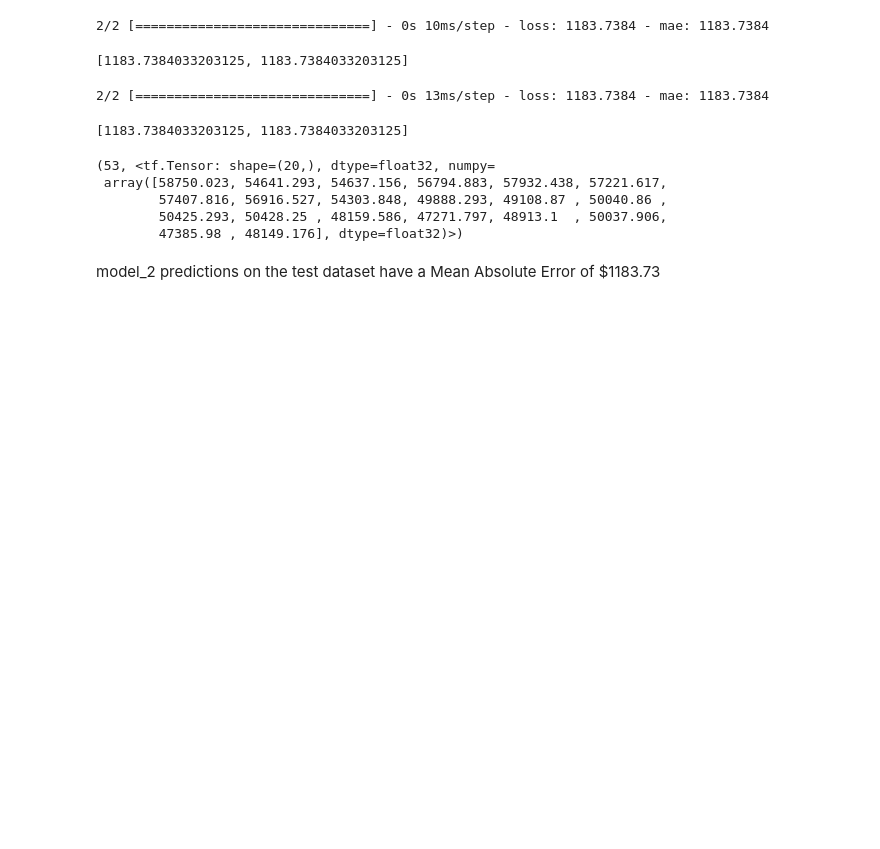
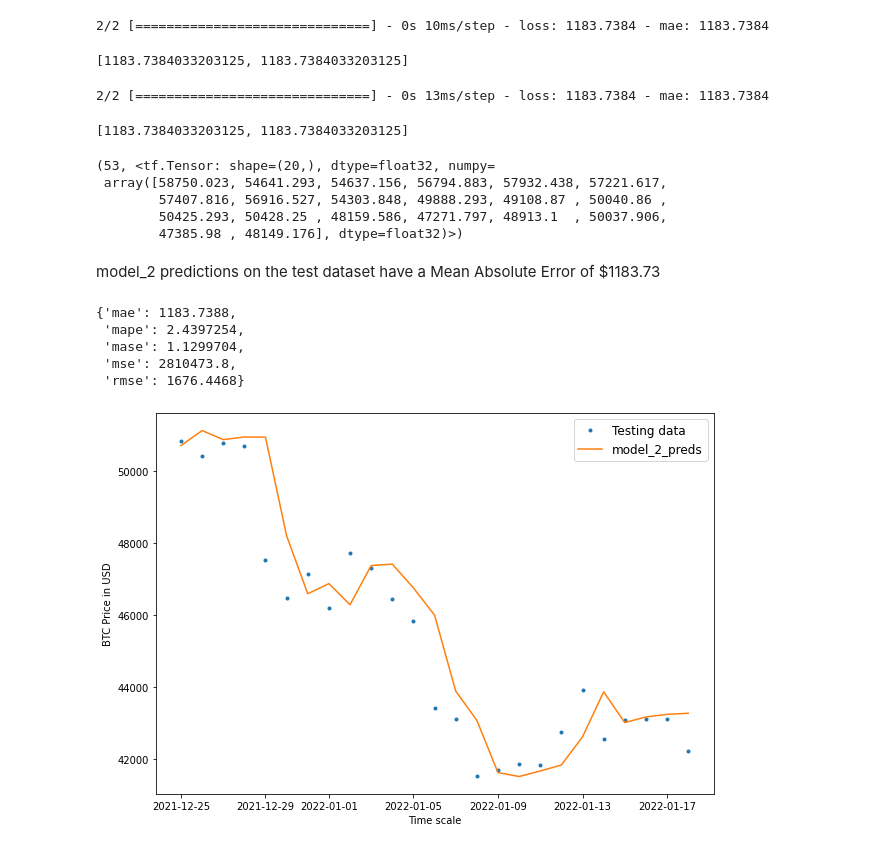
Before and after one commit to hecshzye/crypto-price-predictions-2022, a Jupyter notebook: crypto_price_prediction.ipynb, the cells around one changed output. Cells and saved outputs as stored; diff of their text form; code cells hidden in the pictures; blank space fills up the shorter version.

Commit message:
Created using Colaboratory (Without GPU, updated Model 2)

```diff
--- a/crypto_price_prediction.ipynb
+++ b/crypto_price_prediction.ipynb
@@ -326,3 +326,22 @@ len(model_2_preds), model_2_preds[:20]
         47385.98 , 48149.176], dtype=float32)>)
 # %% [markdown]
 model_2 predictions on the test dataset have a Mean Absolute Error of $1183.73
+# %%
+# Evaluation of predictions
+model_2_results = evaluate_preds(y_true=tf.squeeze(test_labels),
+                                 y_pred=model_2_preds)
+model_2_results
+# %% [output]
+{'mae': 1183.7388,
+ 'mape': 2.4397254,
+ 'mase': 1.1299704,
+ 'mse': 2810473.8,
+ 'rmse': 1676.4468}
+# %%
+# Plotting model_2 forcasting on the test dataset
+offset = 28
+plt.figure(figsize=(10, 7))
+plot_ts(timesteps=X_test[-len(test_windows):], values=test_labels[:, 0], start=offset, label="Testing data")
+plot_ts(timesteps=X_test[-len(test_windows):], values=model_2_preds, start=offset, format="-", label="model_2_preds")
+# %% [output]
+[figure, added]
```
